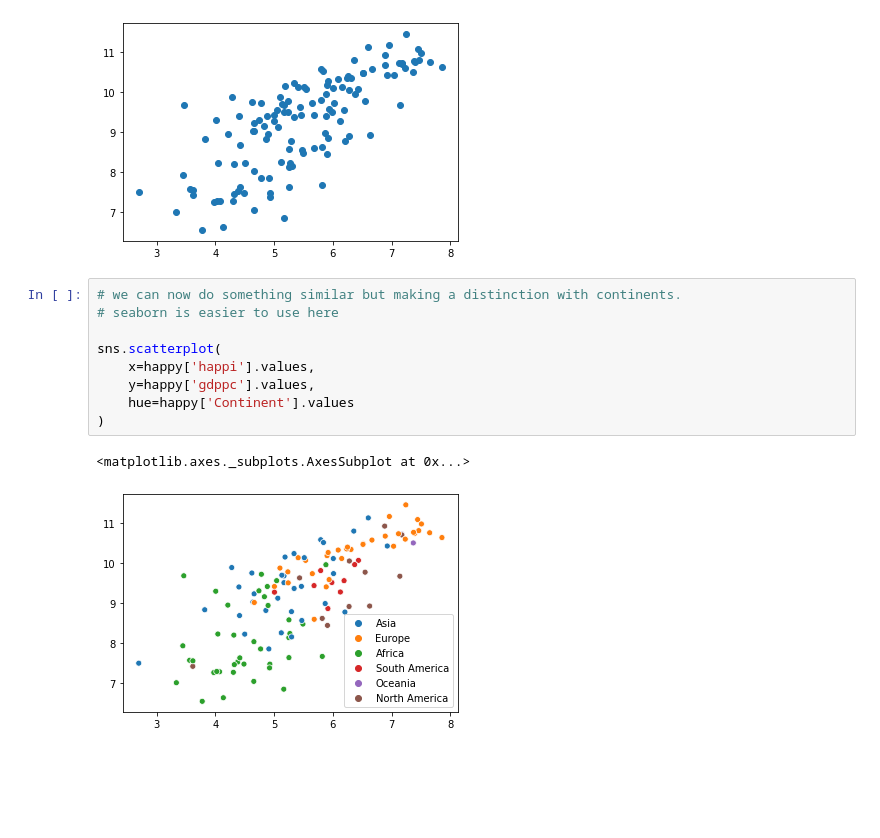
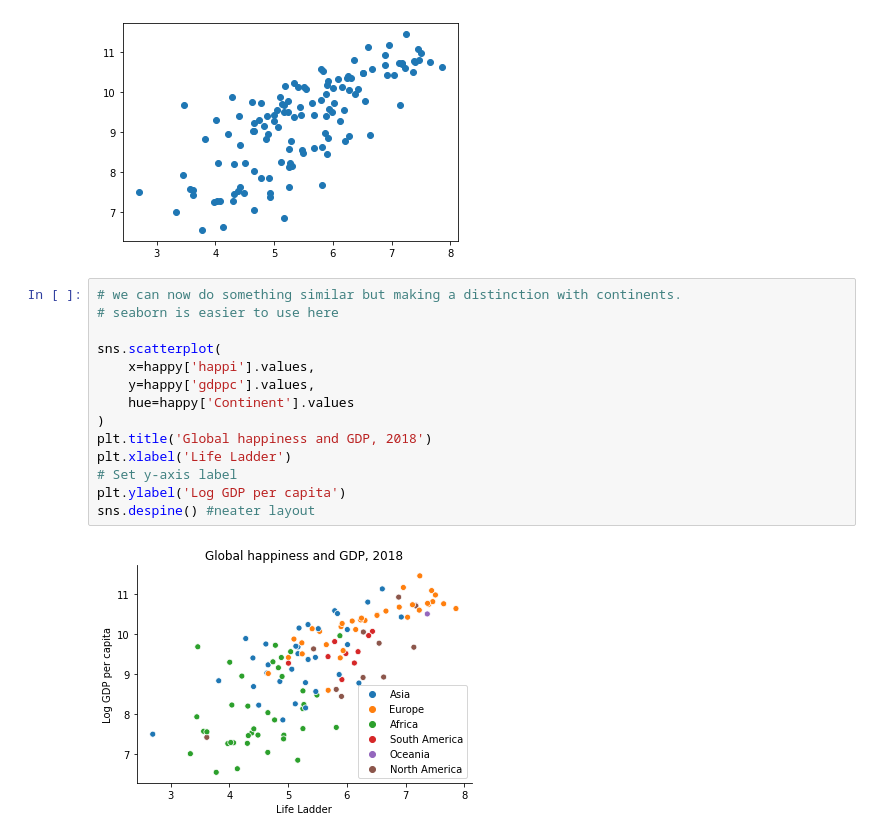
Before and after one commit to rahatsiddique/pandas_basics, a Jupyter notebook: happiness_gdp/happiness and GDP.ipynb, the cells around one changed output. Saved outputs shown, nothing was run; the diff lists cells and outputs as text; blank space fills up the shorter version.

```diff
--- a/happiness_gdp/happiness and GDP.ipynb
+++ b/happiness_gdp/happiness and GDP.ipynb
@@ -98,12 +98,16 @@ plt.show()
 # %%
 # we can now do something similar but making a distinction with continents.
 # seaborn is easier to use here
 
 sns.scatterplot(
     x=happy['happi'].values,
     y=happy['gdppc'].values,
     hue=happy['Continent'].values
 )
+plt.title('Global happiness and GDP, 2018')
+plt.xlabel('Life Ladder')
+# Set y-axis label
+plt.ylabel('Log GDP per capita')
+sns.despine() #neater layout
 # %% [output]
-<matplotlib.axes._subplots.AxesSubplot at 0x...>
-[figure, old version]
+[figure, new version]
```
